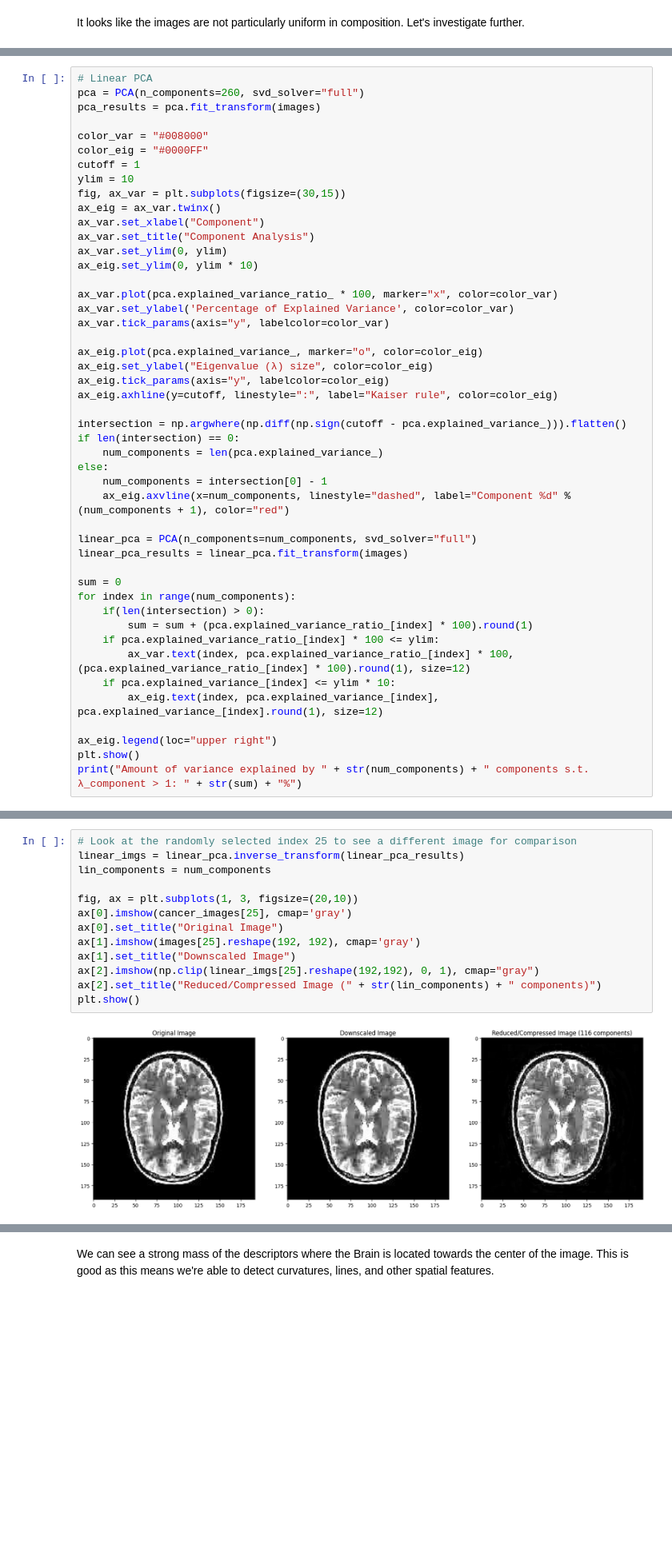
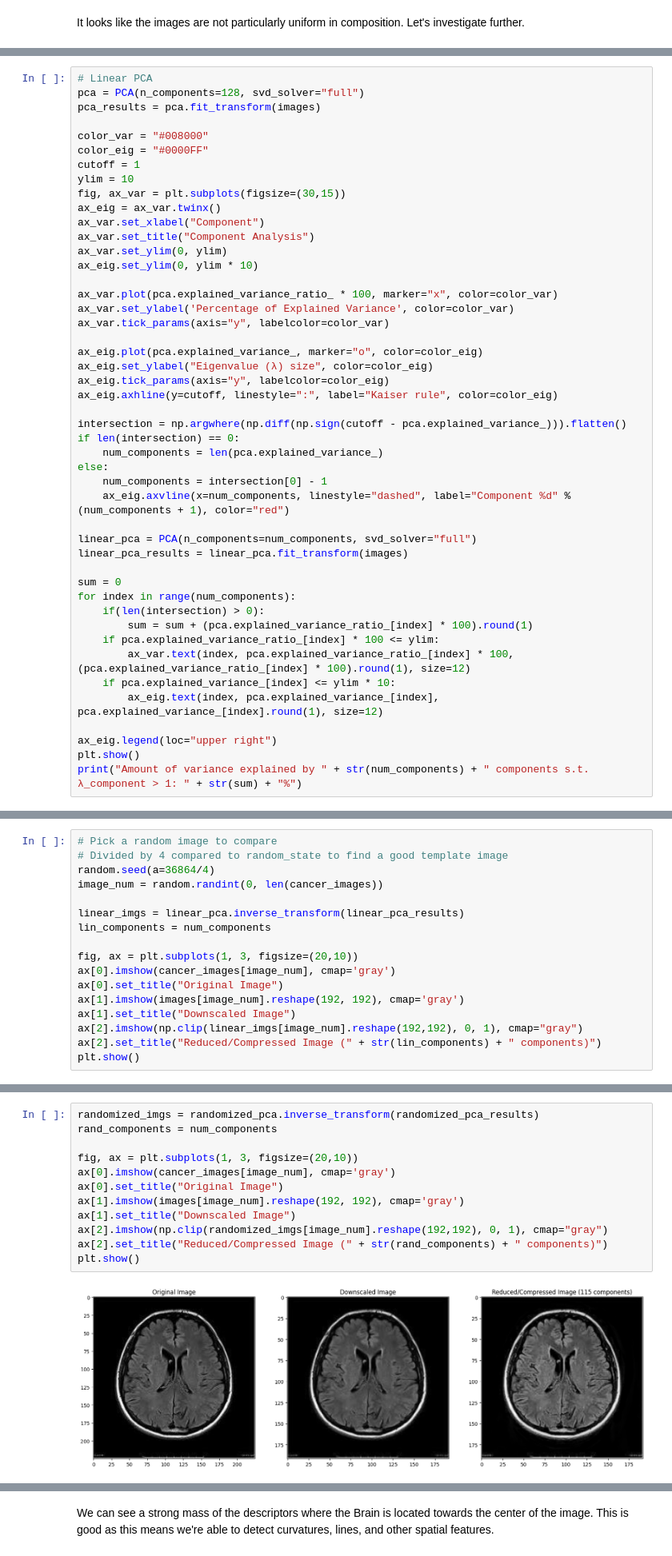
Before and after one commit to S-Bryce/ML-Lab-2, a Jupyter notebook: main.ipynb, the cells around one changed output, grey strips where cells are left out. Shown at 80% size. Drawn from its saved outputs; the diff is of its cells as text; blank space fills up the shorter version.

```diff
--- a/main.ipynb
+++ b/main.ipynb
@@ -199,7 +194,7 @@ What constitutes this "good threshold"? We set this as the point at which the ei
 Once we fit the first linear PCA and find this theshold, we can run a new linear PCA that only targets the *N* components found to be useful, creating a new transformation that we can begin analyzing.
 # %%
 # Linear PCA
-pca = PCA(n_components=260, svd_solver="full")
+pca = PCA(n_components=128, svd_solver="full")
 pca_results = pca.fit_transform(images)
 
 color_var = "#008000"
@@ -254,2 +249,19 @@ This process can be thought of as being analogous to (rudimentary) image compres
 
 But before we get ahead of ourselves, let's take a look at what our newly reduced image looks like.
+# %%
+# Pick a random image to compare
+# Divided by 4 compared to random_state to find a good template image
+random.seed(a=36864/4)
+image_num = random.randint(0, len(cancer_images))
+
+linear_imgs = linear_pca.inverse_transform(linear_pca_results)
+lin_components = num_components
+
+fig, ax = plt.subplots(1, 3, figsize=(20,10))
+ax[0].imshow(cancer_images[image_num], cmap='gray')
+ax[0].set_title("Original Image")
+ax[1].imshow(images[image_num].reshape(192, 192), cmap='gray')
+ax[1].set_title("Downscaled Image")
+ax[2].imshow(np.clip(linear_imgs[image_num].reshape(192,192), 0, 1), cmap="gray")
+ax[2].set_title("Reduced/Compressed Image (" + str(lin_components) + " components)")
+plt.show()
@@ -256,15 +336,14 @@ But before we get ahead of ourselves, let's take a look at what our newly reduce
 # %%
-# Look at the randomly selected index 25 to see a different image for comparison
-linear_imgs = linear_pca.inverse_transform(linear_pca_results)
-lin_components = num_components
+randomized_imgs = randomized_pca.inverse_transform(randomized_pca_results)
+rand_components = num_components
 
 fig, ax = plt.subplots(1, 3, figsize=(20,10))
-ax[0].imshow(cancer_images[25], cmap='gray')
+ax[0].imshow(cancer_images[image_num], cmap='gray')
 ax[0].set_title("Original Image")
-ax[1].imshow(images[25].reshape(192, 192), cmap='gray')
+ax[1].imshow(images[image_num].reshape(192, 192), cmap='gray')
 ax[1].set_title("Downscaled Image")
-ax[2].imshow(np.clip(linear_imgs[25].reshape(192,192), 0, 1), cmap="gray")
-ax[2].set_title("Reduced/Compressed Image (" + str(lin_components) + " components)")
+ax[2].imshow(np.clip(randomized_imgs[image_num].reshape(192,192), 0, 1), cmap="gray")
+ax[2].set_title("Reduced/Compressed Image (" + str(rand_components) + " components)")
 plt.show()
 # %% [output]
-[figure, old version]
+[figure, new version]
```
Also changed, not shown: parts of 21 cells of this notebook.
